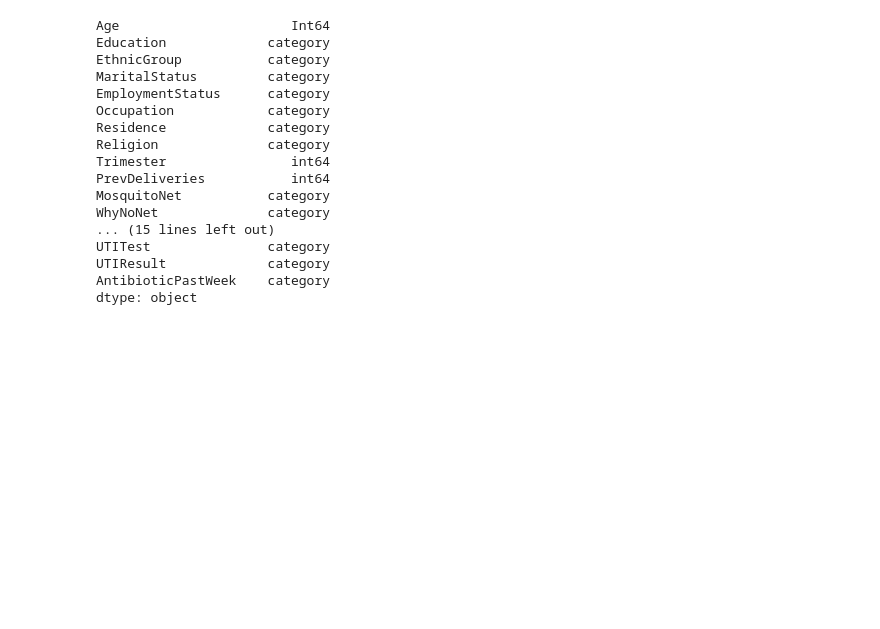
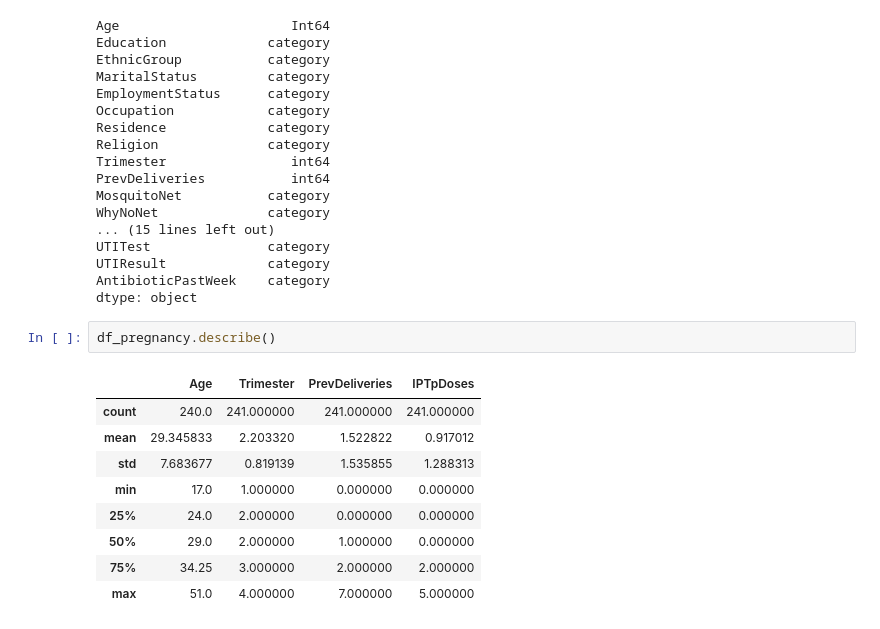
Before and after one commit to RichelCode/uti-pregnancy-analysis, a Jupyter notebook: Untitled.ipynb, the cells around one changed output. Cells and saved outputs as stored; diff of their text form; blank space fills up the shorter version.

```diff
--- a/Untitled.ipynb
+++ b/Untitled.ipynb
@@ -197,3 +197,15 @@ UTITest               category
 UTIResult             category
 AntibioticPastWeek    category
 dtype: object
+# %%
+df_pregnancy.describe()
+# %% [output]
+|  | Age | Trimester | PrevDeliveries | IPTpDoses |
+| count | 240.0 | 241.000000 | 241.000000 | 241.000000 |
+| mean | 29.345833 | 2.203320 | 1.522822 | 0.917012 |
+| std | 7.683677 | 0.819139 | 1.535855 | 1.288313 |
+| min | 17.0 | 1.000000 | 0.000000 | 0.000000 |
+| 25% | 24.0 | 2.000000 | 0.000000 | 0.000000 |
+| 50% | 29.0 | 2.000000 | 1.000000 | 0.000000 |
+| 75% | 34.25 | 3.000000 | 2.000000 | 2.000000 |
+| max | 51.0 | 4.000000 | 7.000000 | 5.000000 |
```
Also changed, not shown: parts of 2 cells of this notebook.
